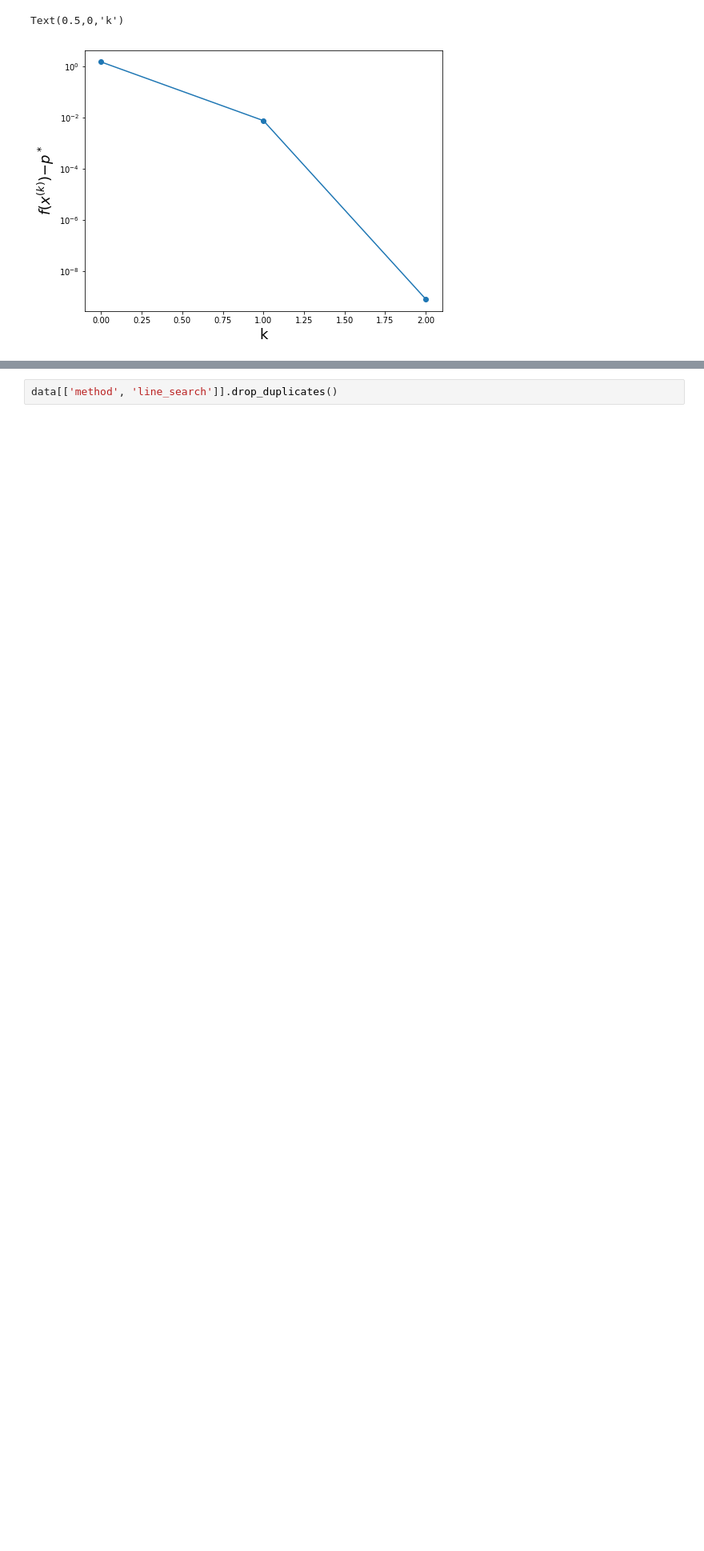
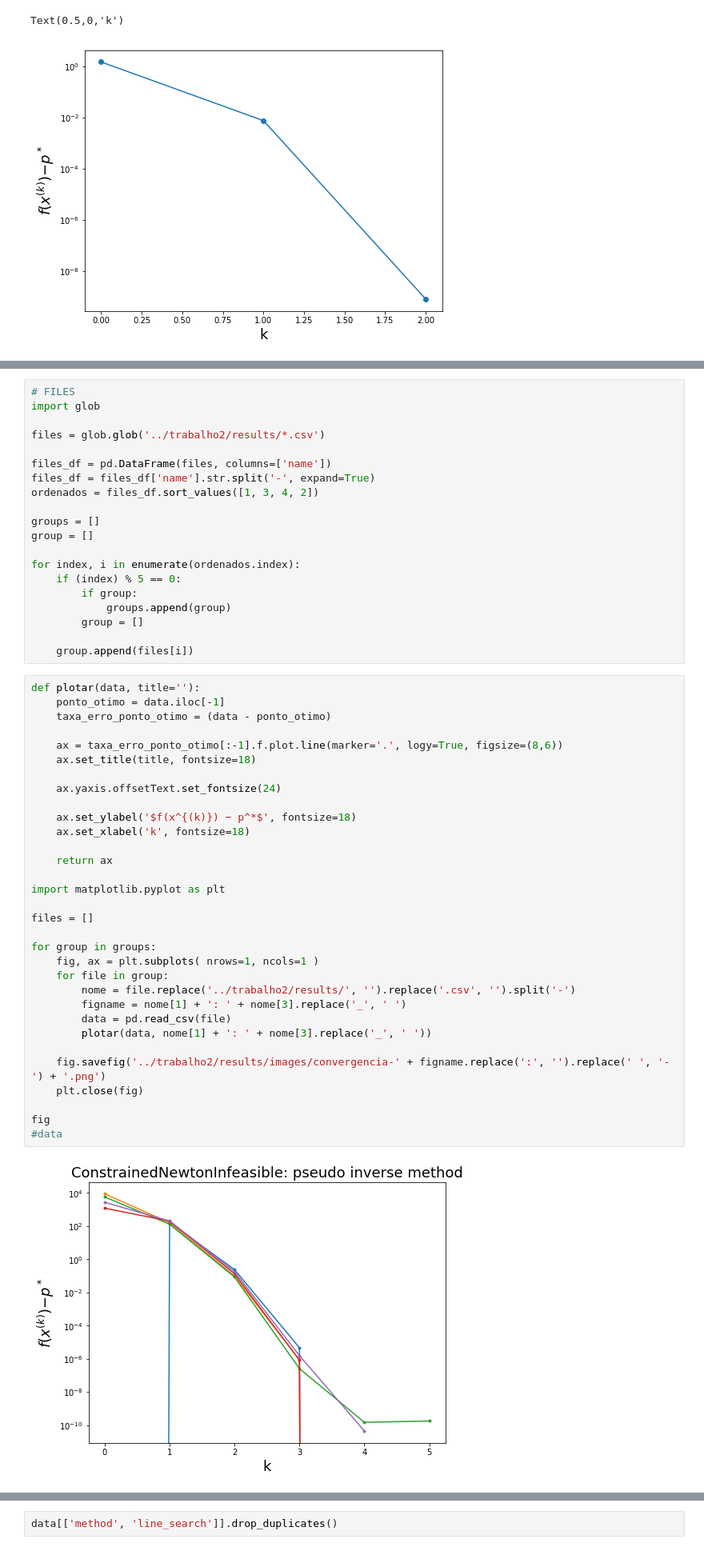
Before and after one commit to IFCE-Mestado-Ciencia-da-Computacao/Optimization-2018.1, a Jupyter notebook: homework/notebooks/Gráficos Trabalho 2.ipynb, the cells around one changed output, grey strips where cells are left out. Shown at 80% size. Drawn from its saved outputs; the diff is of its cells as text; blank space fills up the shorter version.

Commit message:
Send images

```diff
--- a/homework/notebooks/Gráficos Trabalho 2.ipynb
+++ b/homework/notebooks/Gráficos Trabalho 2.ipynb
@@ -76,0 +55,54 @@ Text(0.5,0,'k')
+# %%
+# FILES
+import glob
+
+files = glob.glob('../trabalho2/results/*.csv')
+
+files_df = pd.DataFrame(files, columns=['name'])
+files_df = files_df['name'].str.split('-', expand=True)
+ordenados = files_df.sort_values([1, 3, 4, 2])
+
+groups = []
+group = []
+
+for index, i in enumerate(ordenados.index):
+    if (index) % 5 == 0:
+        if group:
+            groups.append(group)
+        group = []
+
+    group.append(files[i])
+# %%
+def plotar(data, title=''):
+    ponto_otimo = data.iloc[-1]
+    taxa_erro_ponto_otimo = (data - ponto_otimo)
+
+    ax = taxa_erro_ponto_otimo[:-1].f.plot.line(marker='.', logy=True, figsize=(8,6))
+    ax.set_title(title, fontsize=18)
+
+    ax.yaxis.offsetText.set_fontsize(24)
+
+    ax.set_ylabel('$f(x^{(k)}) − p^*$', fontsize=18)
+    ax.set_xlabel('k', fontsize=18)
+
+    return ax
+
+import matplotlib.pyplot as plt
+
+files = []
+
+for group in groups:
+    fig, ax = plt.subplots( nrows=1, ncols=1 )
+    for file in group:
+        nome = file.replace('../trabalho2/results/', '').replace('.csv', '').split('-')
+        figname = nome[1] + ': ' + nome[3].replace('_', ' ')
+        data = pd.read_csv(file)
+        plotar(data, nome[1] + ': ' + nome[3].replace('_', ' '))
+
+    fig.savefig('../trabalho2/results/images/convergencia-' + figname.replace(':', '').replace(' ', '-') + '.png')
+    plt.close(fig)
+
+fig
+#data
+# %% [output]
+[figure, added]
```
Also changed, not shown: parts of 13 cells of this notebook, 16 other files.
